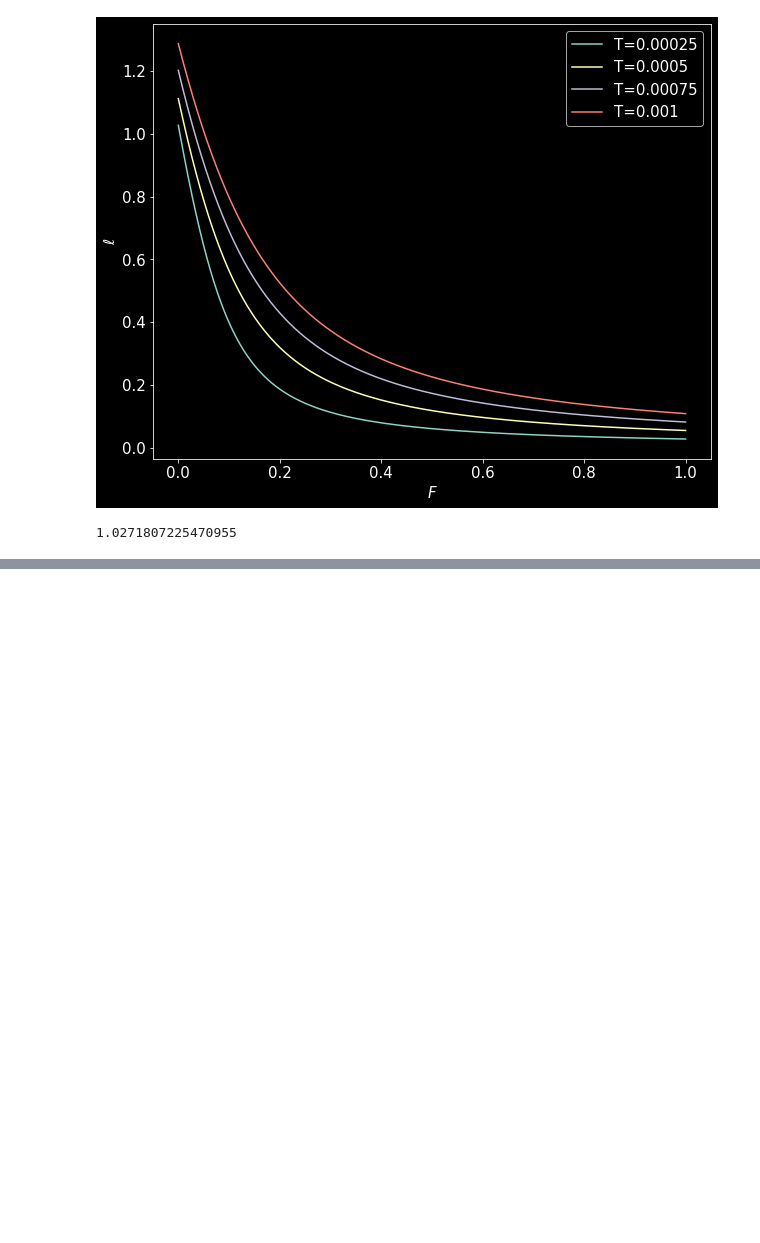
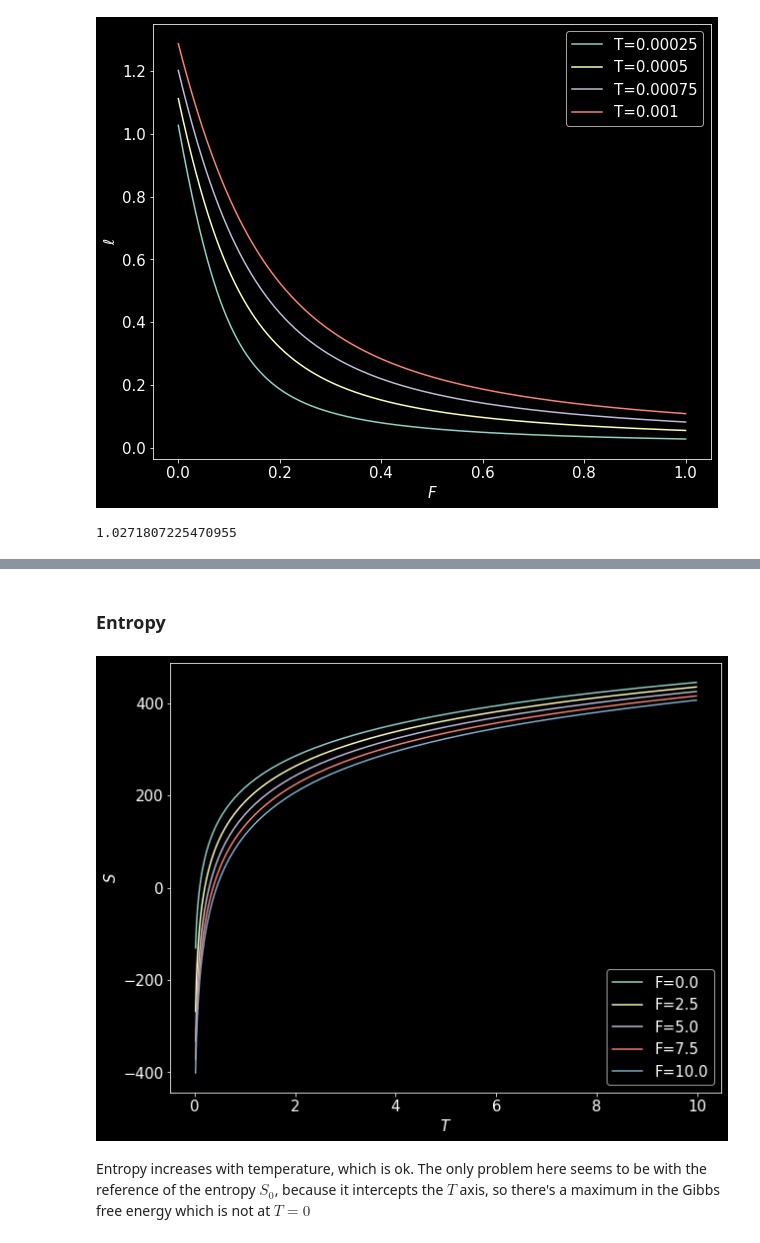
Before and after one commit to alejandrogm668/Harmonic-Chains, a Jupyter notebook: Classical_pure_harmonic_chain.ipynb, the cells around one changed output, grey strips where cells are left out. Saved outputs shown, nothing was run; the diff lists cells and outputs as text; code cells hidden in the pictures; blank space fills up the shorter version.

```diff
--- a/Classical_pure_harmonic_chain.ipynb
+++ b/Classical_pure_harmonic_chain.ipynb
@@ -190,0 +204,36 @@ Notice that at $T=0$ the length is approximately $(N+1)a = 1.01$
+# %% [markdown]
+### Entropy
+# %%
+# Force
+F = np.linspace(0,10,5)
+
+# Temperature
+T = np.linspace(0,10,500)[1:]
+# Inverse temperature
+β = 1/T
+β_size = len(β)
+# Log of partition function
+LnZ = np.zeros(β_size)
+# Gibbs energy
+G = np.zeros(β_size)
+
+
+fig = plt.figure()
+
+for j in range(5): # Iterate over temperatures
+    for i in range(β_size): # Iterate over forces
+        λ = h/np.sqrt(2*np.pi*m/β[i]) # Thermal wavelength
+        f = lambda x: np.exp(-β[i]*F[j]*x-β[i]*(k/2)*(x-a)**2) # argument of the Laplace's transform
+        LnZ[i] = N * np.log(quad(f,0,np.inf)[0] / λ) # Log of the partition function -> N*log(L(f)/λ)
+        G[i] = -(1/β[i])*LnZ[i] # Gibbs free energy
+    S = - np.diff(G)/np.diff(T) # Entropy
+    plt.plot(T[:-1],S)
+
+plt.xlabel('$T$')
+plt.ylabel('$S$')
+plt.legend(["F="+str(F[i]) for i in range(len(F))])
+plt.savefig('test4.png', bbox_inches='tight',transparent=True)
+# %% [output]
+[figure, added]
+# %% [markdown]
+Entropy increases with temperature, which is ok. The only problem here seems to be with the reference of the entropy $S_0$, because it intercepts the $T$ axis, so there's a maximum in the Gibbs free energy which is not at $T=0$
```
Also changed, not shown: parts of 11 cells of this notebook.
